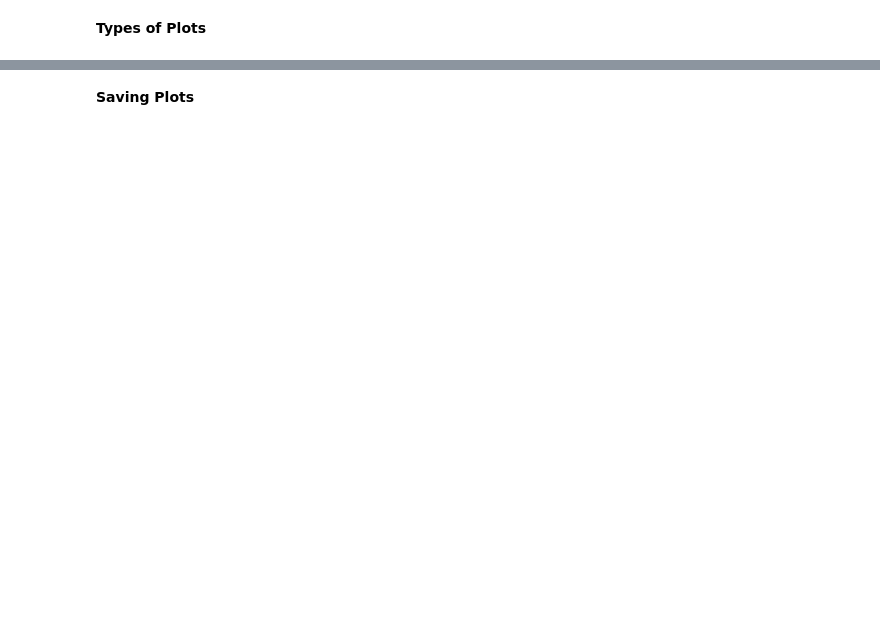
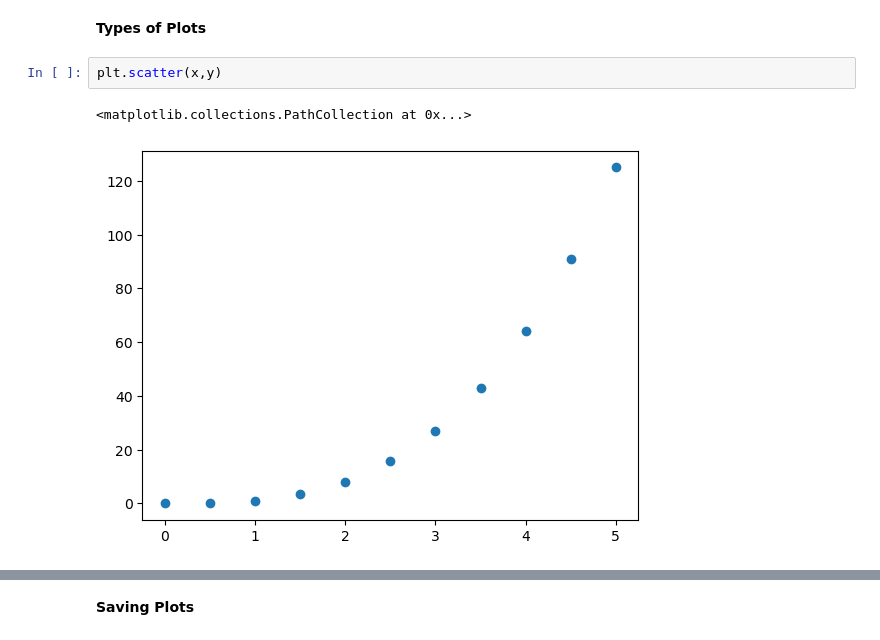
Before and after one commit to ayush2041/Data-Visualization, a Jupyter notebook: Matplotlib.ipynb, the cells around one changed output, grey strips where cells are left out. Saved outputs shown, nothing was run; the diff lists cells and outputs as text; blank space fills up the shorter version.

Commit message:
Updating matplotlib file and adding distributionplots file

```diff
--- a/Matplotlib.ipynb
+++ b/Matplotlib.ipynb
@@ -48,2 +48,7 @@ axis2.plot(x,y)
 # %% [markdown]
 **Types of Plots**
+# %%
+plt.scatter(x,y)
+# %% [output]
+<matplotlib.collections.PathCollection at 0x...>
+[figure, added]
```
Also changed, not shown: parts of 9 cells of this notebook, 3 other files.
